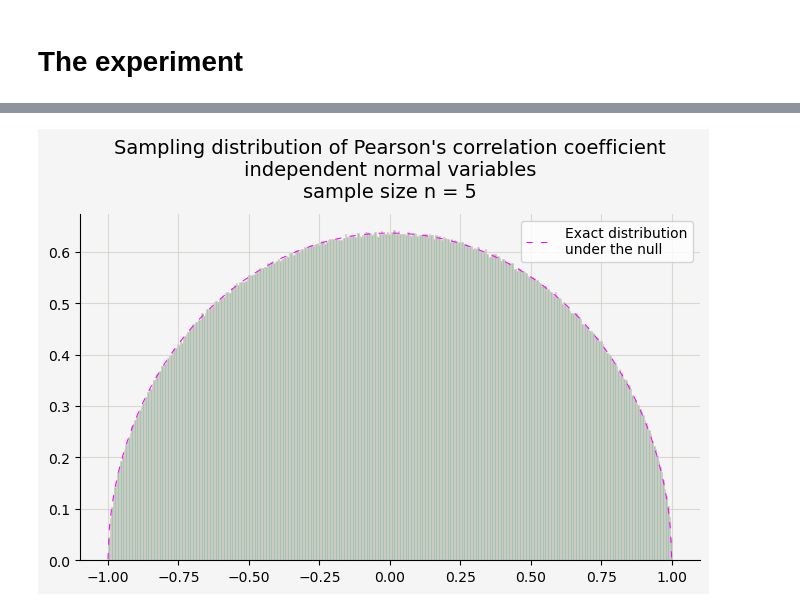
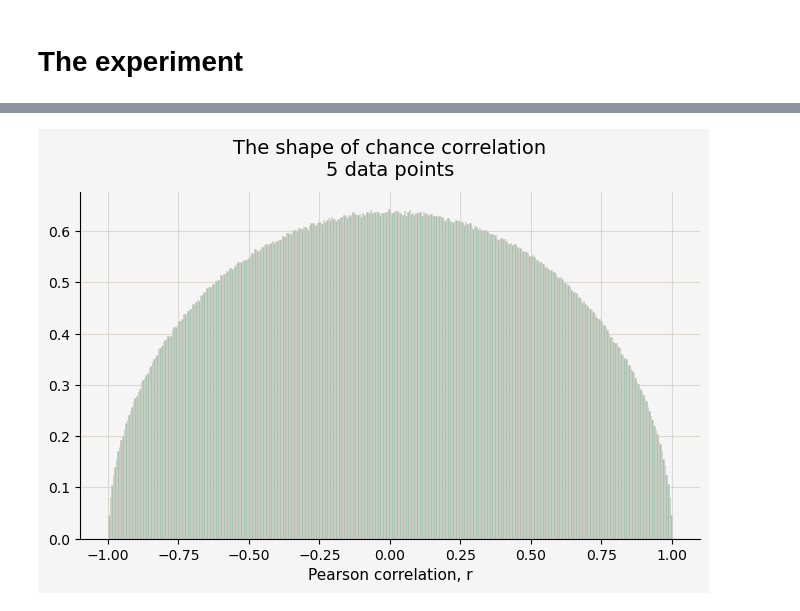
Before and after one commit to reebme/financial-attitudes-clustering, a Jupyter notebook: Notebooks/05_correlation_exploration.ipynb, the cells around one changed output, grey strips where cells are left out. Drawn from its saved outputs; the diff is of its cells as text; code cells hidden in the pictures.

```diff
--- a/Notebooks/05_correlation_exploration.ipynb
+++ b/Notebooks/05_correlation_exploration.ipynb
@@ -372,7 +372,8 @@ norm_label = "$N\\left(0, \\frac{1}{n-1}\\right)$"
 sample_color = '#a5c4b6'
 
 exact_color = 'fuchsia'
-exact_label = "Exact distribution\nunder the null"
+#exact_label = "Exact distribution\nunder the null"
+exact_label = "The exact distribution\nof Pearson's correlation coefficient"
 # %%
 # no of dimensions
 d = 5000
@@ -513,35 +514,41 @@ if n < 5:
                             pad = 1,
                             save_file = filename)
 
 #vertical_lines = [(q025, sample_color), (q975, sample_color)]
 #vertical_lines.append((q025_norm, norm_color))
 #vertical_lines.append((q975_norm, norm_color))
 
 vertical_lines = [(-0.4, exact_color), (0.4, exact_color)]
 
 pdf_to_plot_norm = lambda x: norm_distr.pdf(x)
 pdf_to_plot_exact_pearson = lambda x: gamma((n-1)/2)/(np.sqrt(np.pi)*gamma((n-2)/2))*(1-x**2)**((n-4)/2)
 
+#title = (
+#    "Sampling distribution of Pearson's correlation coefficient\n"
+#    f"independent {dist_str} variables\n"
+#    f"sample size n = {n}"
+#)
+
 title = (
-    "Sampling distribution of Pearson's correlation coefficient\n"
-    f"independent {dist_str} variables\n"
-    f"sample size n = {n}"
+    "The shape of chance correlation\n"
+    f"{n} data points"
 )
 
 #if n == 3:
     # the exact distribution blows up at the edges
 #    density_fn = [(pdf_to_plot_norm, norm_color, norm_label, "-")]
 #else:
 #density_fn = [(pdf_to_plot_exact_pearson, exact_color, exact_label, (0, (6, 8))), (pdf_to_plot_norm, norm_color, norm_label, "-")]
 density_fn = [((pdf_to_plot_exact_pearson, exact_color, exact_label, (0, (6, 8))))]
 
 filename = pic_folder / f"correlations_{dist_str}_{n}D.png"
 
 utils.pretty_histogram(corrs,
                        title=title,
+                       x_axis_title="Pearson correlation, r",
                        # vertical_lines=vertical_lines,
                        density = True,
-                       density_fn = density_fn,
+                       # density_fn = density_fn,
                        save_file_name=filename)
 # %% [output]
-[figure, old version]
+[figure, new version]
```
Also changed, not shown: parts of 1 cell of this notebook, 3 other files.
